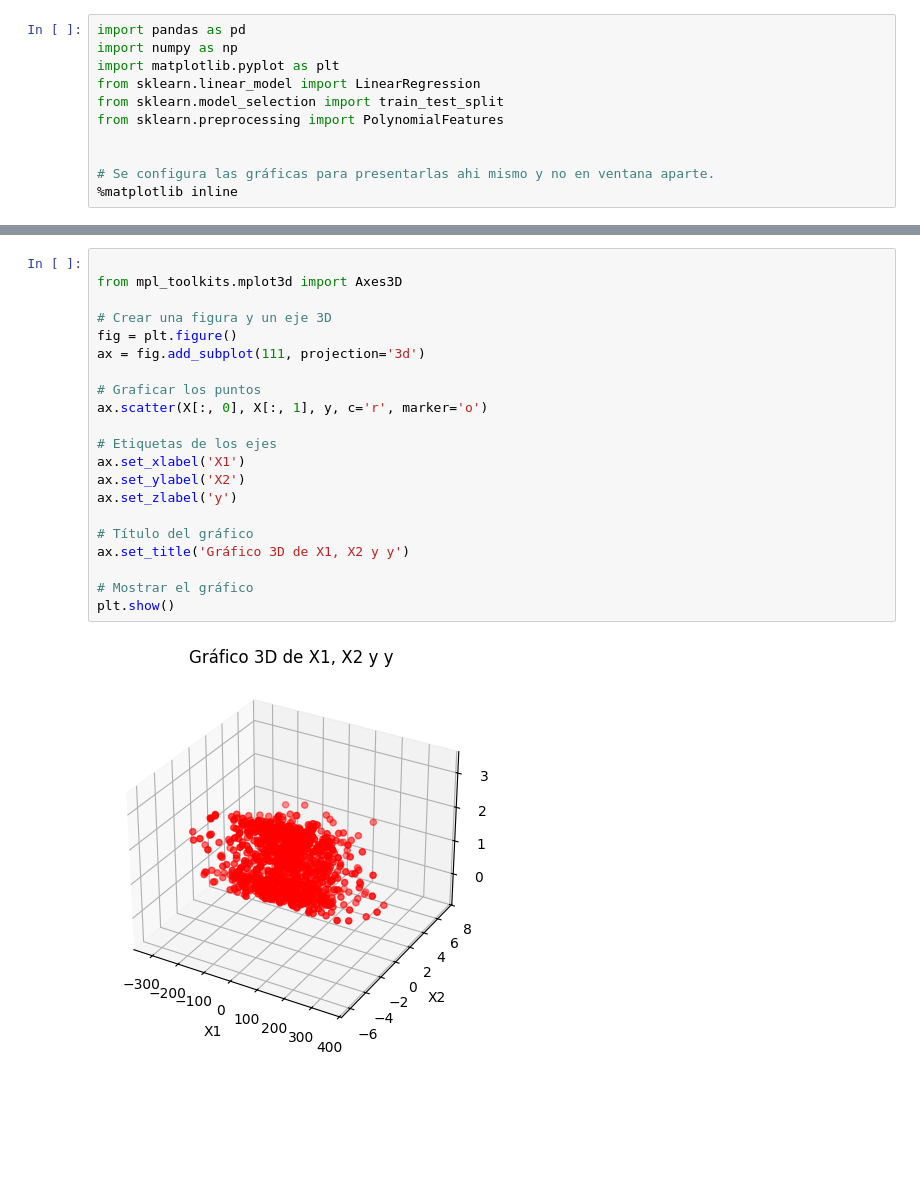
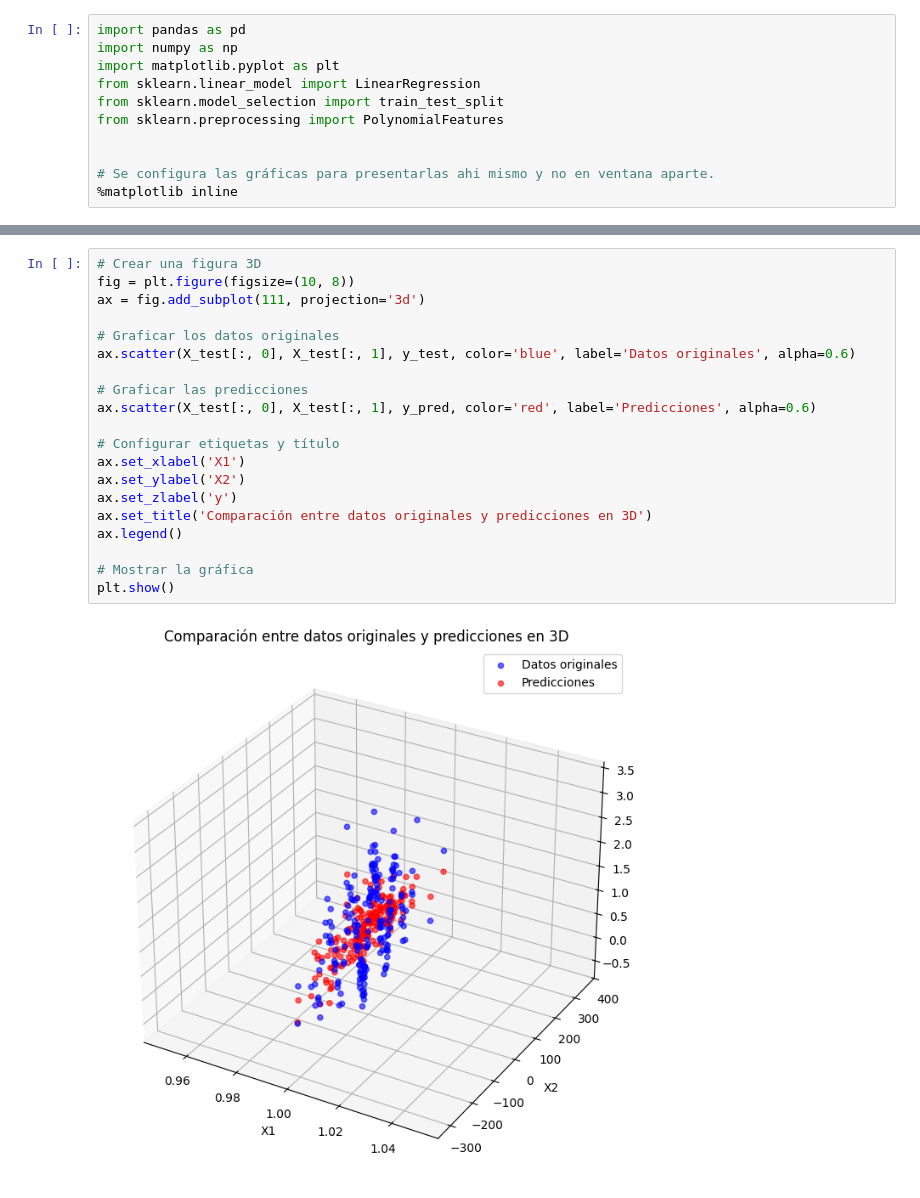
Before and after one commit to Best-Gagil/Proyecto1_Inteligencia_artificial, a Jupyter notebook: Proyecto 1. KNN y Regresión Lineal.ipynb, the cells around one changed output, grey strips where cells are left out. Cells and saved outputs as stored; diff of their text form; blank space fills up the shorter version.

```diff
--- a/Proyecto 1. KNN y Regresión Lineal.ipynb
+++ b/Proyecto 1. KNN y Regresión Lineal.ipynb
@@ -584,27 +616,26 @@ plt.show()
 # %% [output]
 [figure]
 # %%
-
-from mpl_toolkits.mplot3d import Axes3D
-
-# Crear una figura y un eje 3D
-fig = plt.figure()
+# Crear una figura 3D
+fig = plt.figure(figsize=(10, 8))
 ax = fig.add_subplot(111, projection='3d')
 
-# Graficar los puntos
-ax.scatter(X[:, 0], X[:, 1], y, c='r', marker='o')
+# Graficar los datos originales
+ax.scatter(X_test[:, 0], X_test[:, 1], y_test, color='blue', label='Datos originales', alpha=0.6)
 
-# Etiquetas de los ejes
+# Graficar las predicciones
+ax.scatter(X_test[:, 0], X_test[:, 1], y_pred, color='red', label='Predicciones', alpha=0.6)
+
+# Configurar etiquetas y título
 ax.set_xlabel('X1')
 ax.set_ylabel('X2')
 ax.set_zlabel('y')
+ax.set_title('Comparación entre datos originales y predicciones en 3D')
+ax.legend()
 
-# Título del gráfico
-ax.set_title('Gráfico 3D de X1, X2 y y')
-
-# Mostrar el gráfico
+# Mostrar la gráfica
 plt.show()
 # %% [output]
-[figure, old version]
+[figure, new version]
 # %%
 from sklearn.metrics import mean_squared_error, mean_absolute_error, r2_score
```
Also changed, not shown: parts of 7 cells of this notebook.
